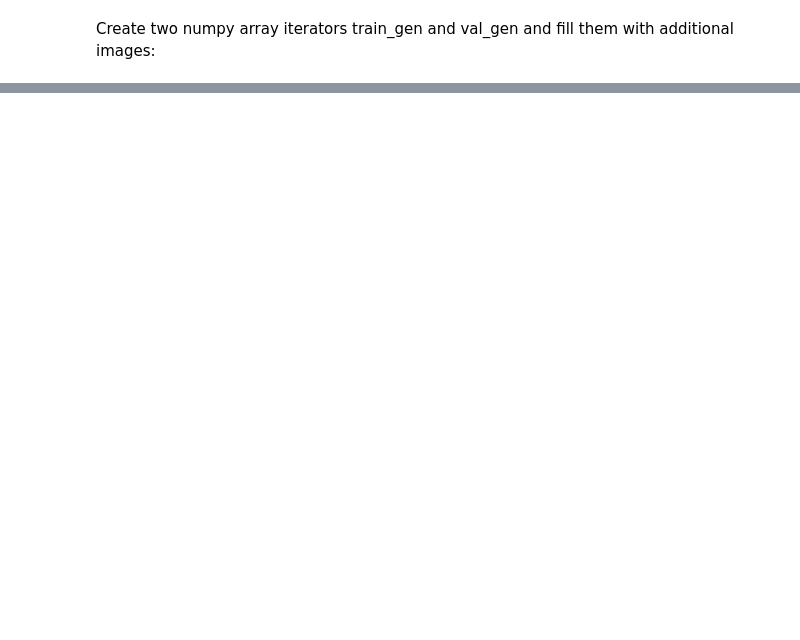
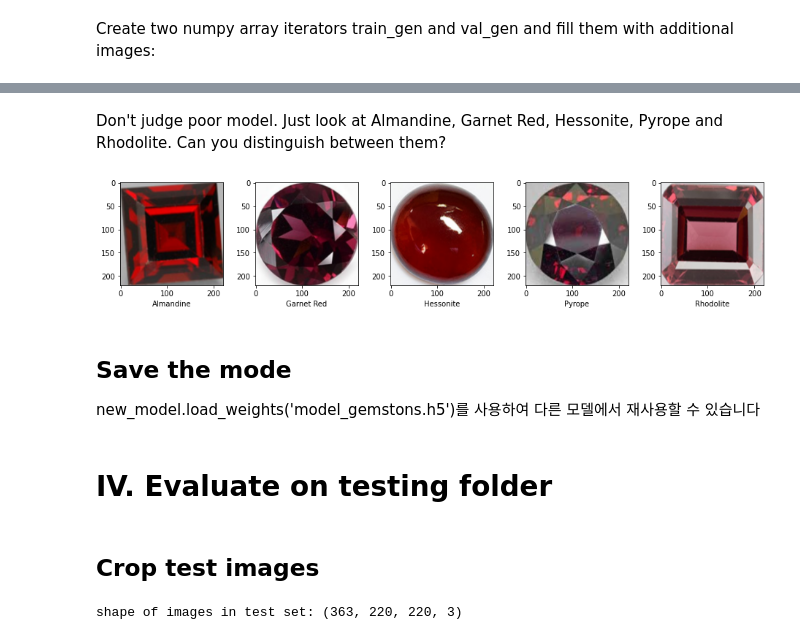
Before and after one commit to yulhee741/CNN, a Jupyter notebook: Gemstones Images.ipynb, the cells around one changed output, grey strips where cells are left out. Drawn from its saved outputs; the diff is of its cells as text; code cells hidden in the pictures; blank space fills up the shorter version.

```diff
--- a/Gemstones Images.ipynb
+++ b/Gemstones Images.ipynb
@@ -371,0 +514,17 @@ val_gen = val_datagen.flow(X_val, y_val, batch_size=batch_size)
+# %% [markdown]
+Don't judge poor model. Just look at Almandine, Garnet Red, Hessonite, Pyrope and Rhodolite. Can you distinguish between them?
+# %%
+red_stones = ['Almandine', 'Garnet Red', 'Hessonite', 'Pyrope', 'Rhodolite']
+red_stones = get_class_index(red_stones)
+
+fig,ax=plt.subplots(1,len(red_stones),sharey=False,figsize=(13,13))
+fig.tight_layout()
+
+for i in range(len(red_stones)):
+    ax[i].imshow(Train_Imgs[np.where(Train_Lbls==red_stones[i])[0][1]])
+    ax[i].set_xlabel(CLASSES[red_stones[i]])
+# %% [output]
+[figure, added]
+# %% [markdown]
+## Save the mode
+new_model.load_weights('model_gemstons.h5')를 사용하여 다른 모델에서 재사용할 수 있습니다
@@ -371,0 +533,2 @@ val_gen = val_datagen.flow(X_val, y_val, batch_size=batch_size)
+# %% [markdown]
+# IV. Evaluate on testing folder
@@ -371,0 +540,7 @@ val_gen = val_datagen.flow(X_val, y_val, batch_size=batch_size)
+# %% [markdown]
+## Crop test images
+# %%
+Test_Imgs = crop_images(Test_Imgs)
+print('shape of images in test set: {} '.format(Test_Imgs.shape))
+# %% [output]
+shape of images in test set: (363, 220, 220, 3)
```
Also changed, not shown: parts of 33 cells of this notebook, 1 other file.
